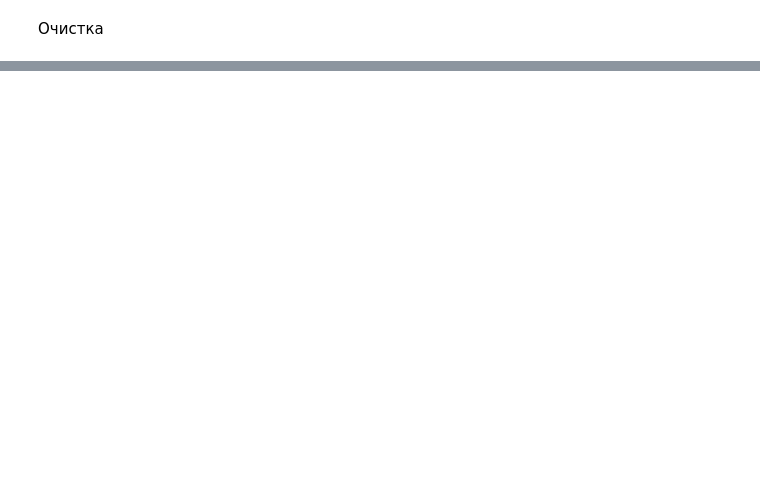
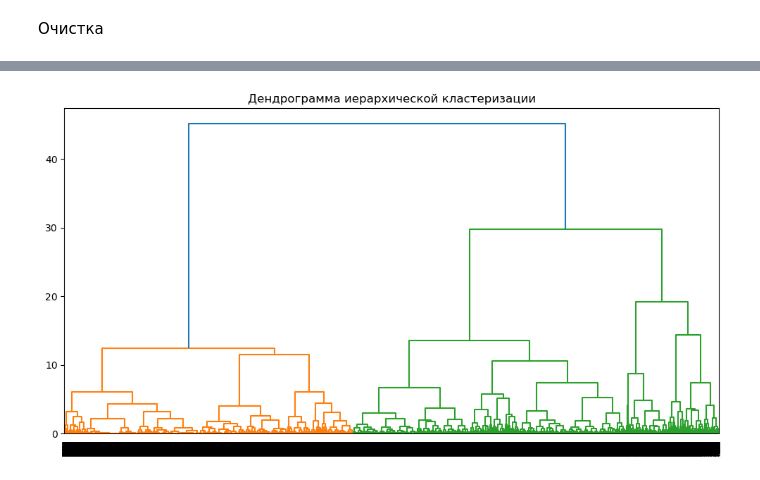
Before and after one commit to twisted1g/BigDataLabs, a Jupyter notebook: lab5/cluster.ipynb, the cells around one changed output, grey strips where cells are left out. Drawn from its saved outputs; the diff is of its cells as text; code cells hidden in the pictures; blank space fills up the shorter version.

```diff
--- a/lab5/cluster.ipynb
+++ b/lab5/cluster.ipynb
@@ -103,0 +104,10 @@ X_mm = MinMaxScaler().fit_transform(X)
+# %%
+from scipy.cluster.hierarchy import dendrogram, linkage
+Z = linkage(X_mm, method='ward')
+
+plt.figure(figsize=(12, 6))
+dendrogram(Z, p=10)
+plt.title('Дендрограмма иерархической кластеризации')
+plt.show()
+# %% [output]
+[figure, added]
```
Also changed, not shown: parts of 17 cells of this notebook, 1 other file.
